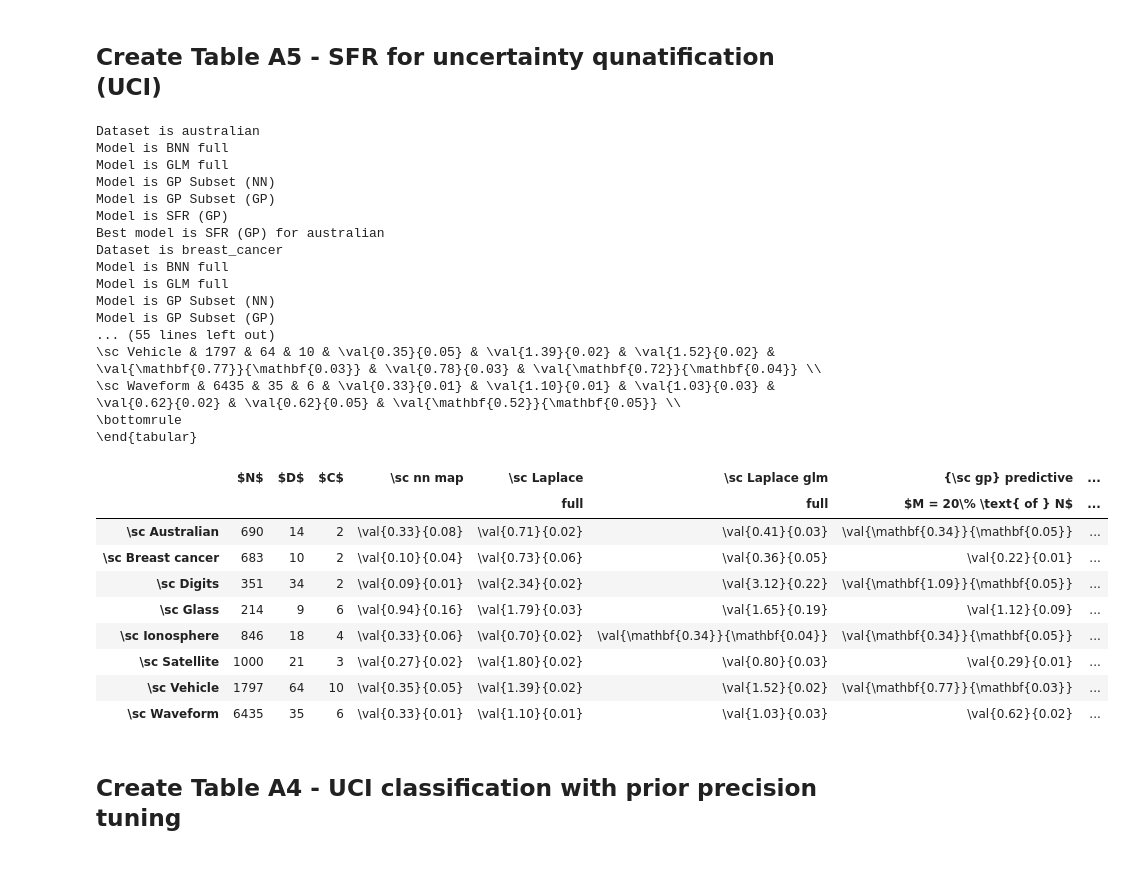
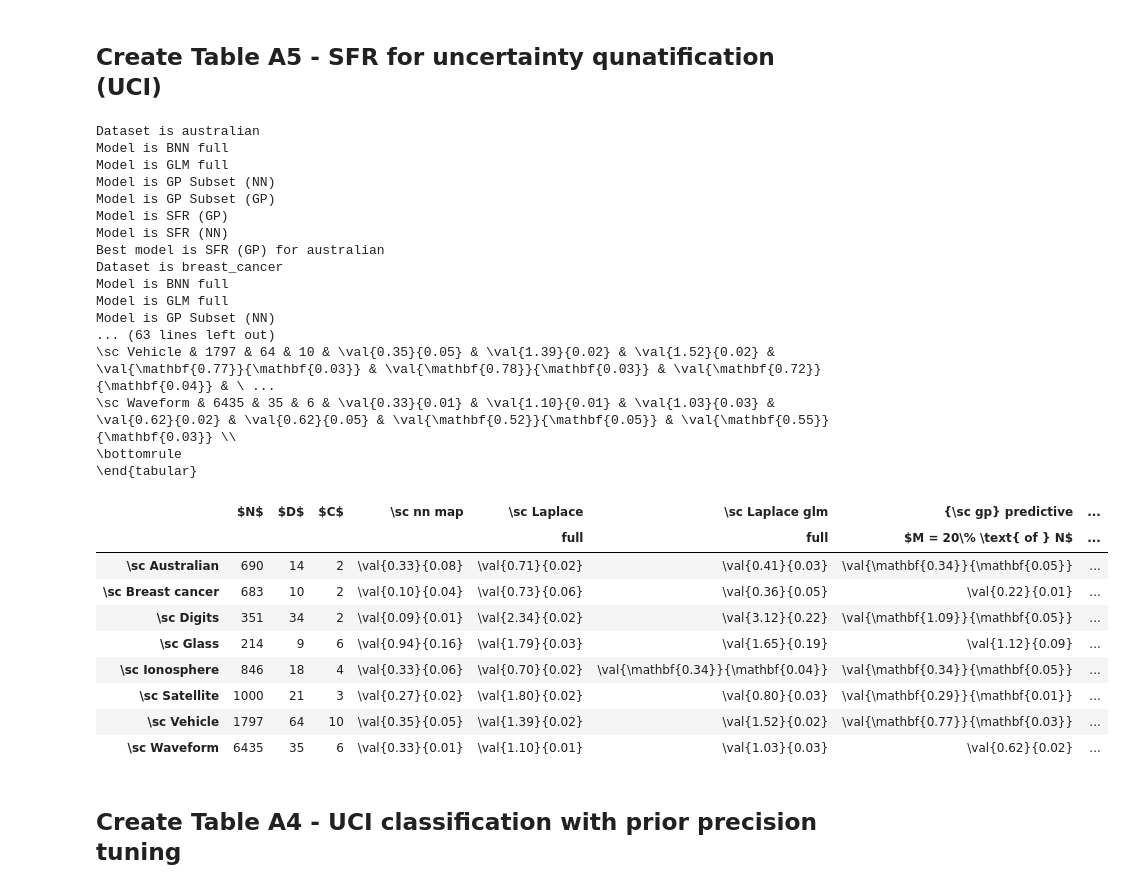
Before and after one commit to AaltoML/sfr-experiments, a Jupyter notebook: experiments/sl/media/uci-experiments-create-figs+tabs.ipynb, the cells around one changed output. Saved outputs shown, nothing was run; the diff lists cells and outputs as text; code cells hidden in the pictures.

```diff
--- a/experiments/sl/media/uci-experiments-create-figs+tabs.ipynb
+++ b/experiments/sl/media/uci-experiments-create-figs+tabs.ipynb
@@ -210,6 +210,7 @@ def create_table_a5(df):
         "GP Subset (NN)", # GP predictive
         "GP Subset (GP)",
         "SFR (GP)",
+        "SFR (NN)",
     ]
 
     COLUMNS_TITLES_MULTI = [
@@ -222,6 +223,7 @@ def create_table_a5(df):
         ("{\sc gp} predictive", "$M = 20\% \\text{ of } N$"),
         ("{\sc gp} subset", "$M = 20\% \\text{ of } N$"),
         ("\our", "$M = 20\% \\text{ of } N$"),
+        ("\our-{\sc nn}", "$M = 20\% \\text{ of } N$"),
     ]
 
     COLUMNS_TITLES_DICT = {
@@ -231,6 +233,7 @@ def create_table_a5(df):
         "GP Subset (NN)": "{\sc gp} predictive",
         "GP Subset (GP)": "{\sc gp} subset",
         "SFR (GP)": "\our",
+        "SFR (NN)": "\our-{\sc nn}",
     }
 
     # Only keeps models we want in table
@@ -326,38 +329,38 @@ def create_table_a5(df):
         file.write(
             uci_table.to_latex(
                 column_format="lccc|c|cccccc", escape=False, multicolumn_format="c"
             )
         )
     return uci_table
 
 table_a5 = create_table_a5(df)
 table_a5
 # %% [output]
 Dataset is australian
 Model is BNN full
 Model is GLM full
 Model is GP Subset (NN)
 Model is GP Subset (GP)
 Model is SFR (GP)
+Model is SFR (NN)
 Best model is SFR (GP) for australian
 Dataset is breast_cancer
 Model is BNN full
 Model is GLM full
 Model is GP Subset (NN)
-Model is GP Subset (GP)
-... (55 lines left out)
-\sc Vehicle & 1797 & 64 & 10 & \val{0.35}{0.05} & \val{1.39}{0.02} & \val{1.52}{0.02} & \val{\mathbf{0.77}}{\mathbf{0.03}} & \val{0.78}{0.03} & \val{\mathbf{0.72}}{\mathbf{0.04}} \\
-\sc Waveform & 6435 & 35 & 6 & \val{0.33}{0.01} & \val{1.10}{0.01} & \val{1.03}{0.03} & \val{0.62}{0.02} & \val{0.62}{0.05} & \val{\mathbf{0.52}}{\mathbf{0.05}} \\
+... (63 lines left out)
+\sc Vehicle & 1797 & 64 & 10 & \val{0.35}{0.05} & \val{1.39}{0.02} & \val{1.52}{0.02} & \val{\mathbf{0.77}}{\mathbf{0.03}} & \val{\mathbf{0.78}}{\mathbf{0.03}} & \val{\mathbf{0.72}}{\mathbf{0.04}} & \ ...
+\sc Waveform & 6435 & 35 & 6 & \val{0.33}{0.01} & \val{1.10}{0.01} & \val{1.03}{0.03} & \val{0.62}{0.02} & \val{0.62}{0.05} & \val{\mathbf{0.52}}{\mathbf{0.05}} & \val{\mathbf{0.55}}{\mathbf{0.03}} \\
 \bottomrule
 \end{tabular}
 |  | $N$ | $D$ | $C$ | \sc nn map | \sc Laplace | \sc Laplace glm | {\sc gp} predictive | ... |
 |  |  |  |  |  | full | full | $M = 20\% \text{ of } N$ | ... |
 | \sc Australian | 690 | 14 | 2 | \val{0.33}{0.08} | \val{0.71}{0.02} | \val{0.41}{0.03} | \val{\mathbf{0.34}}{\mathbf{0.05}} | ... |
 | \sc Breast cancer | 683 | 10 | 2 | \val{0.10}{0.04} | \val{0.73}{0.06} | \val{0.36}{0.05} | \val{0.22}{0.01} | ... |
 | \sc Digits | 351 | 34 | 2 | \val{0.09}{0.01} | \val{2.34}{0.02} | \val{3.12}{0.22} | \val{\mathbf{1.09}}{\mathbf{0.05}} | ... |
 | \sc Glass | 214 | 9 | 6 | \val{0.94}{0.16} | \val{1.79}{0.03} | \val{1.65}{0.19} | \val{1.12}{0.09} | ... |
 | \sc Ionosphere | 846 | 18 | 4 | \val{0.33}{0.06} | \val{0.70}{0.02} | \val{\mathbf{0.34}}{\mathbf{0.04}} | \val{\mathbf{0.34}}{\mathbf{0.05}} | ... |
-| \sc Satellite | 1000 | 21 | 3 | \val{0.27}{0.02} | \val{1.80}{0.02} | \val{0.80}{0.03} | \val{0.29}{0.01} | ... |
+| \sc Satellite | 1000 | 21 | 3 | \val{0.27}{0.02} | \val{1.80}{0.02} | \val{0.80}{0.03} | \val{\mathbf{0.29}}{\mathbf{0.01}} | ... |
 | \sc Vehicle | 1797 | 64 | 10 | \val{0.35}{0.05} | \val{1.39}{0.02} | \val{1.52}{0.02} | \val{\mathbf{0.77}}{\mathbf{0.03}} | ... |
 | \sc Waveform | 6435 | 35 | 6 | \val{0.33}{0.01} | \val{1.10}{0.01} | \val{1.03}{0.03} | \val{0.62}{0.02} | ... |
 # %% [markdown]
```
Also changed, not shown: parts of 3 cells of this notebook, 17 other files.
